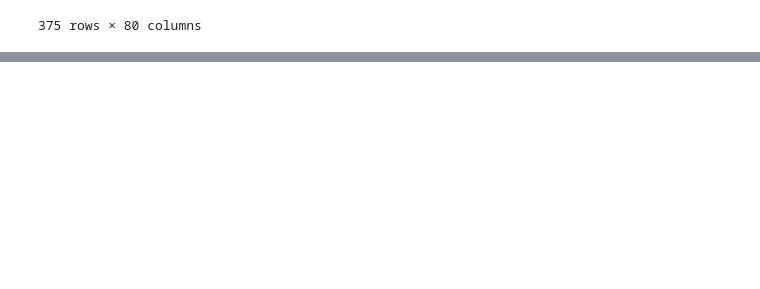
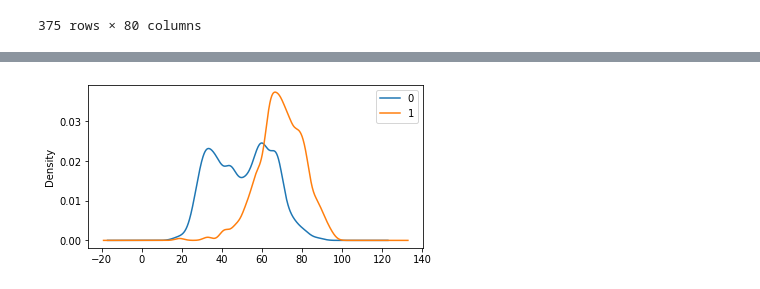
Before and after one commit to hsd1503/covid19_rnn, a Jupyter notebook: DataStatistics.ipynb, the cells around one changed output, grey strips where cells are left out. Cells and saved outputs as stored; diff of their text form; code cells hidden in the pictures; blank space fills up the shorter version.

```diff
--- a/DataStatistics.ipynb
+++ b/DataStatistics.ipynb
@@ -89,0 +207,5 @@ train_data_df.head()
+# %%
+df.groupby('outcome')['age'].plot(kind='kde', legend=True, figsize=(6,3 ))
+plt.savefig('age.jpg',dpi=300)
+# %% [output]
+[figure, added]
```
Also changed, not shown: parts of 12 cells of this notebook.
